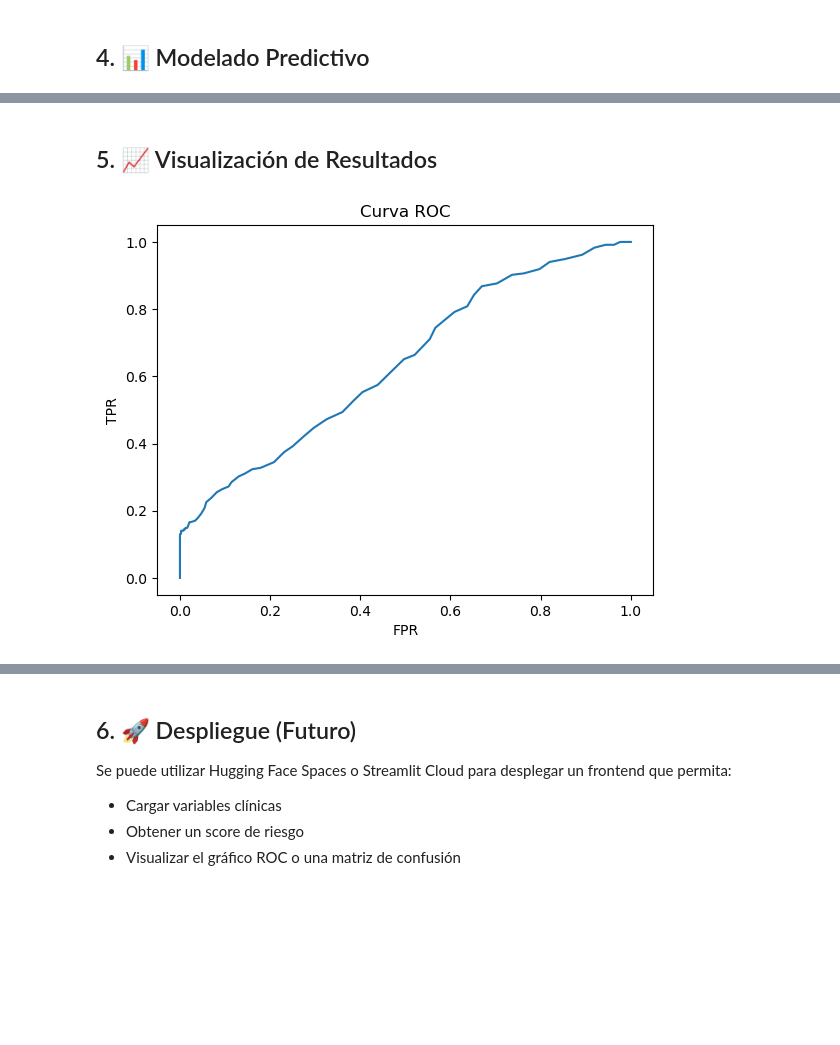
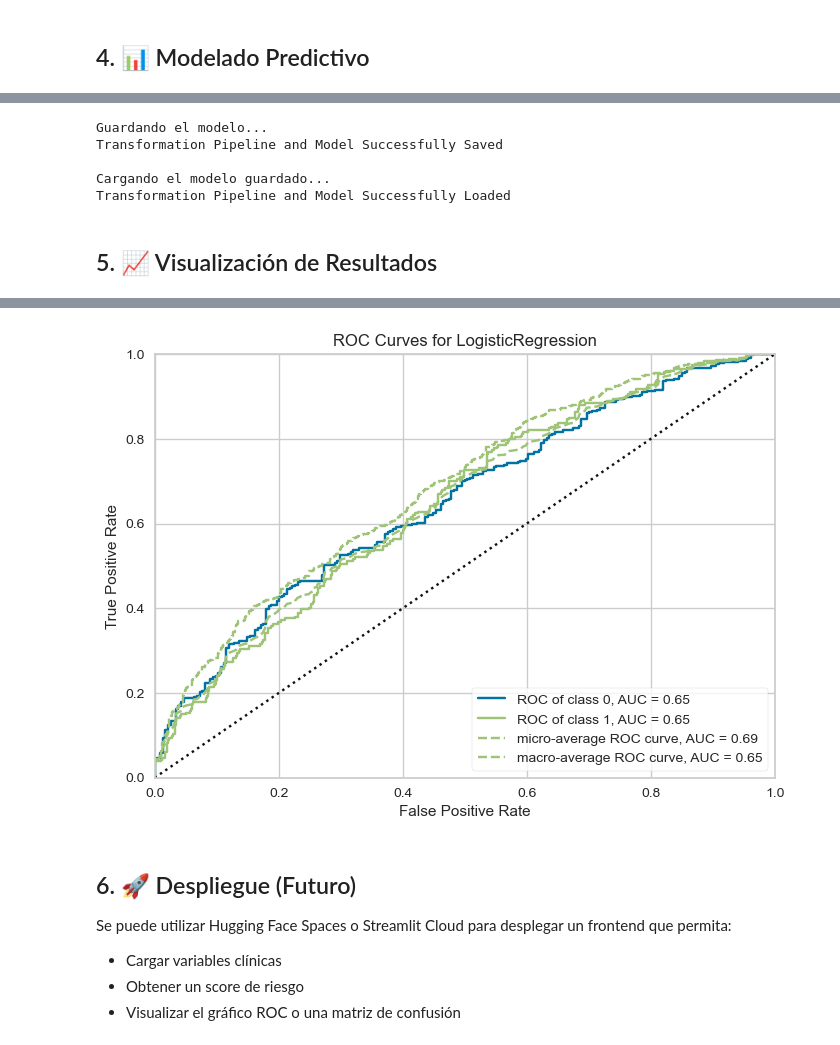
Before and after one commit to Gos2two/UCI-I61, a Jupyter notebook: analisis_readmision_uci_hemorragia_intracerebral.ipynb, the cells around one changed output, grey strips where cells are left out. Drawn from its saved outputs; the diff is of its cells as text; code cells hidden in the pictures; blank space fills up the shorter version.

```diff
--- a/analisis_readmision_uci_hemorragia_intracerebral.ipynb
+++ b/analisis_readmision_uci_hemorragia_intracerebral.ipynb
@@ -204,14 +867,22 @@ AUC: 0.6376826578439483
+# %%
+# Paso 8: Guardar y Cargar el Modelo
+print("\nGuardando el modelo...")
+save_model(ridge_tunned, 'modelo_ridge_afinado')
+
+# Cargar el modelo guardado
+print("\nCargando el modelo guardado...")
+loaded_model = load_model('modelo_ridge_afinado')
+# %% [output]
+Guardando el modelo...
+Transformation Pipeline and Model Successfully Saved
+
+Cargando el modelo guardado...
+Transformation Pipeline and Model Successfully Loaded
 # %% [markdown]
 ## 5. 📈 Visualización de Resultados
-# %%
-import matplotlib.pyplot as plt
-from sklearn.metrics import roc_curve
-
-fpr, tpr, _ = roc_curve(y_test, y_proba)
-plt.plot(fpr, tpr)
-plt.xlabel("FPR")
-plt.ylabel("TPR")
-plt.title("Curva ROC")
-plt.show()
-# %% [output]
-[figure, removed]
+# %%
+from pycaret.classification import plot_model
+
+# Plot the ROC-AUC curve for the ridge model
+plot_model(loaded_model, plot='auc')
+# %% [output]
@@ -218,3 +890,4 @@ plt.show()
+[figure, added]
 # %% [markdown]
 ## 6. 🚀 Despliegue (Futuro)
 Se puede utilizar Hugging Face Spaces o Streamlit Cloud para desplegar un frontend que permita:
```
Also changed, not shown: parts of 19 cells of this notebook, 3 other files.
